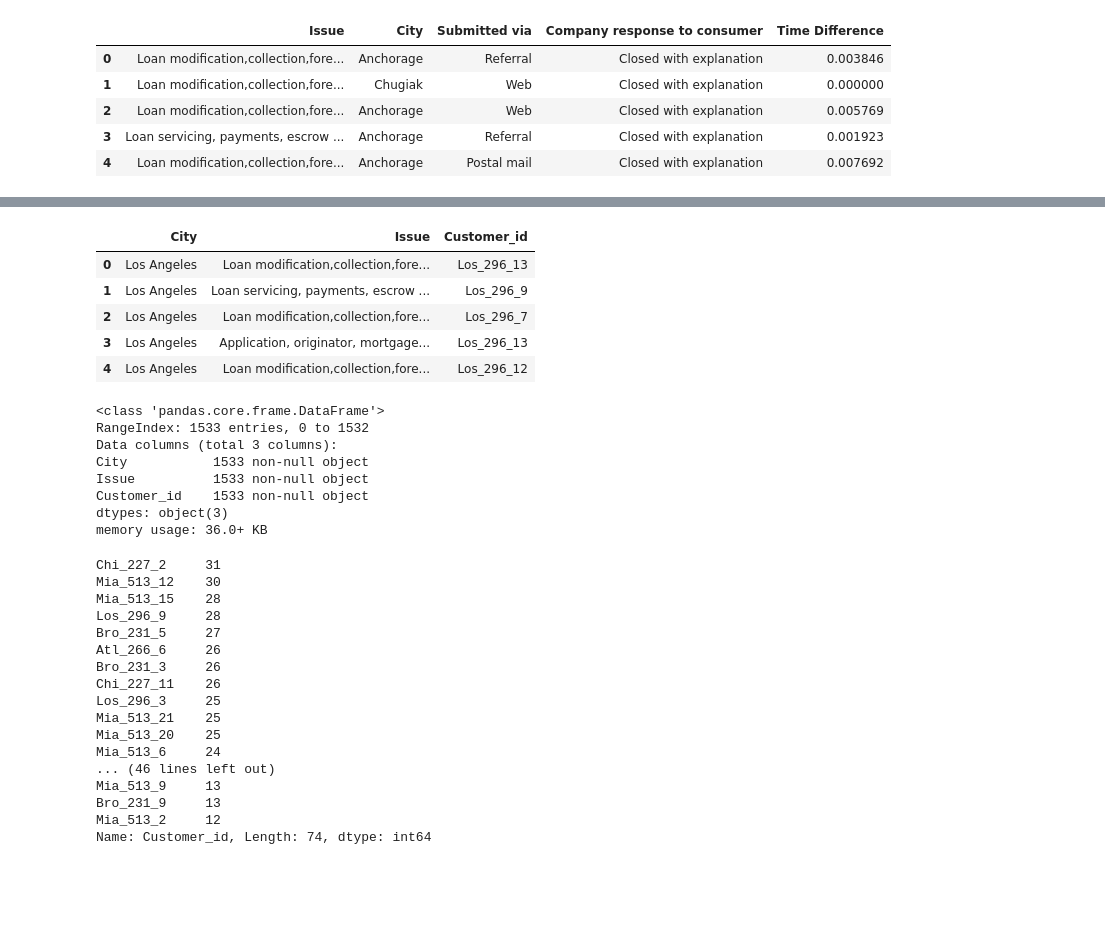
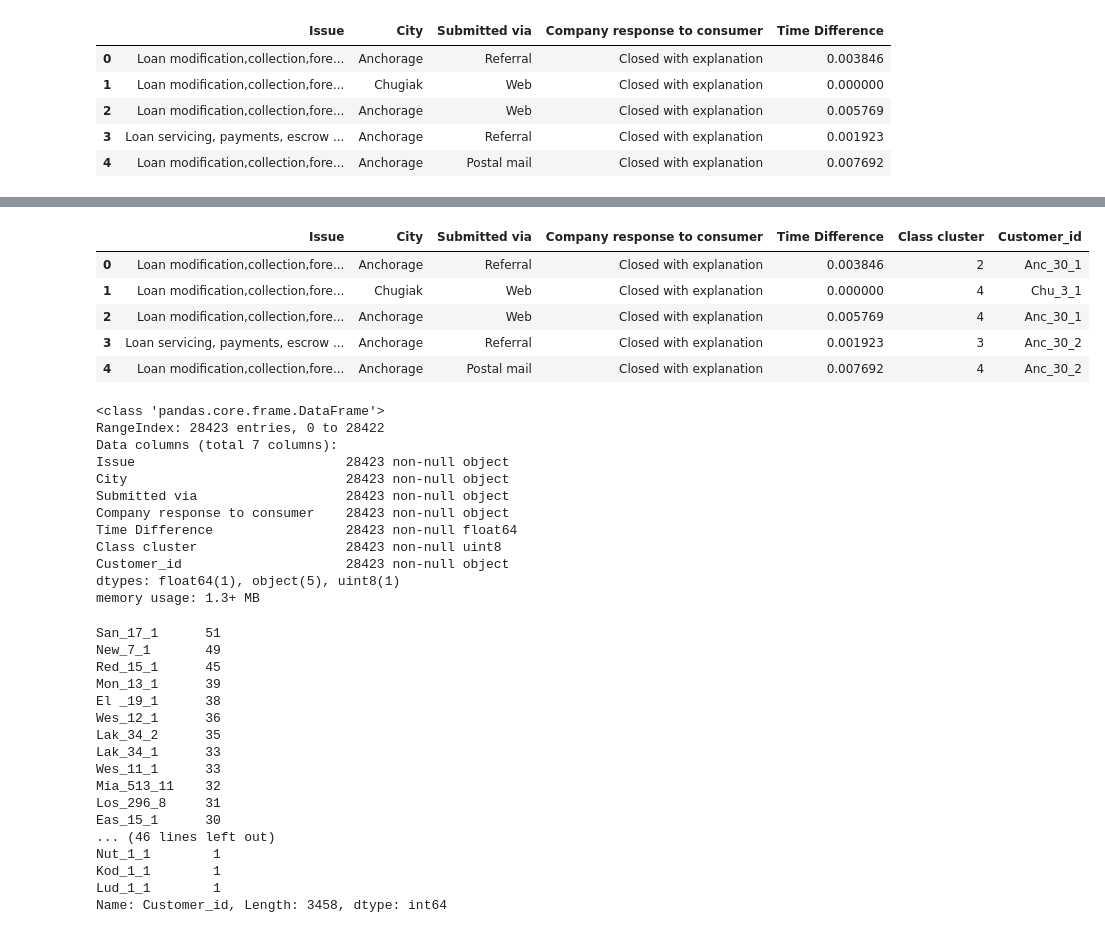
Before and after one commit to kalyanpichuka/Complaints_Framework, a Jupyter notebook: Complaints_Framework_Model_with_custDataset_Venkatesh.ipynb, the cells around one changed output, grey strips where cells are left out. Drawn from its saved outputs; the diff is of its cells as text; code cells hidden in the pictures; blank space fills up the shorter version.

```diff
--- a/Complaints_Framework_Model_with_custDataset_Venkatesh.ipynb
+++ b/Complaints_Framework_Model_with_custDataset_Venkatesh.ipynb
@@ -542,42 +481,45 @@ customer_data_set.head()
-# %%
-req_cols=['City','Issue','Customer_id']
-customer_data_set=customer_data_set[req_cols]
-customer_data_set.head()
-# %% [output]
-|  | City | Issue | Customer_id |
-| 0 | Los Angeles | Loan modification,collection,fore... | Los_296_13 |
-| 1 | Los Angeles | Loan servicing, payments, escrow ... | Los_296_9 |
-| 2 | Los Angeles | Loan modification,collection,fore... | Los_296_7 |
-| 3 | Los Angeles | Application, originator, mortgage... | Los_296_13 |
-| 4 | Los Angeles | Loan modification,collection,fore... | Los_296_12 |
+# %%
+data_req=data_req.drop(columns=['frequency', 'customers_needed'])
+data_req.head()
+# %% [output]
+|  | Issue | City | Submitted via | Company response to consumer | Time Difference | Class cluster | Customer_id |
+| 0 | Loan modification,collection,fore... | Anchorage | Referral | Closed with explanation | 0.003846 | 2 | Anc_30_1 |
+| 1 | Loan modification,collection,fore... | Chugiak | Web | Closed with explanation | 0.000000 | 4 | Chu_3_1 |
+| 2 | Loan modification,collection,fore... | Anchorage | Web | Closed with explanation | 0.005769 | 4 | Anc_30_1 |
+| 3 | Loan servicing, payments, escrow ... | Anchorage | Referral | Closed with explanation | 0.001923 | 3 | Anc_30_2 |
+| 4 | Loan modification,collection,fore... | Anchorage | Postal mail | Closed with explanation | 0.007692 | 4 | Anc_30_2 |
 # %%
-customer_data_set.info()
+data_req.info()
 # %% [output]
 <class 'pandas.core.frame.DataFrame'>
-RangeIndex: 1533 entries, 0 to 1532
-Data columns (total 3 columns):
-City           1533 non-null object
-Issue          1533 non-null object
-Customer_id    1533 non-null object
-dtypes: object(3)
-memory usage: 36.0+ KB
+RangeIndex: 28423 entries, 0 to 28422
+Data columns (total 7 columns):
+Issue                           28423 non-null object
+City                            28423 non-null object
+Submitted via                   28423 non-null object
+Company response to consumer    28423 non-null object
+Time Difference                 28423 non-null float64
+Class cluster                   28423 non-null uint8
+Customer_id                     28423 non-null object
+dtypes: float64(1), object(5), uint8(1)
+memory usage: 1.3+ MB
 # %%
-customer_data_set['Customer_id'].value_counts(dropna=False)
+data_req['Customer_id'].value_counts(dropna=False)
 # %% [output]
-Chi_227_2     31
-Mia_513_12    30
-Mia_513_15    28
-Los_296_9     28
-Bro_231_5     27
-Atl_266_6     26
-Bro_231_3     26
-Chi_227_11    26
-Los_296_3     25
-Mia_513_21    25
-Mia_513_20    25
-Mia_513_6     24
+San_17_1      51
+New_7_1       49
+Red_15_1      45
+Mon_13_1      39
+El _19_1      38
+Wes_12_1      36
+Lak_34_2      35
+Lak_34_1      33
+Wes_11_1      33
+Mia_513_11    32
+Los_296_8     31
+Eas_15_1      30
 ... (46 lines left out)
-Mia_513_9     13
-Bro_231_9     13
-Mia_513_2     12
-Name: Customer_id, Length: 74, dtype: int64
+Nut_1_1        1
+Kod_1_1        1
+Lud_1_1        1
+Name: Customer_id, Length: 3458, dtype: int64
```
Also changed, not shown: parts of 20 cells of this notebook.
